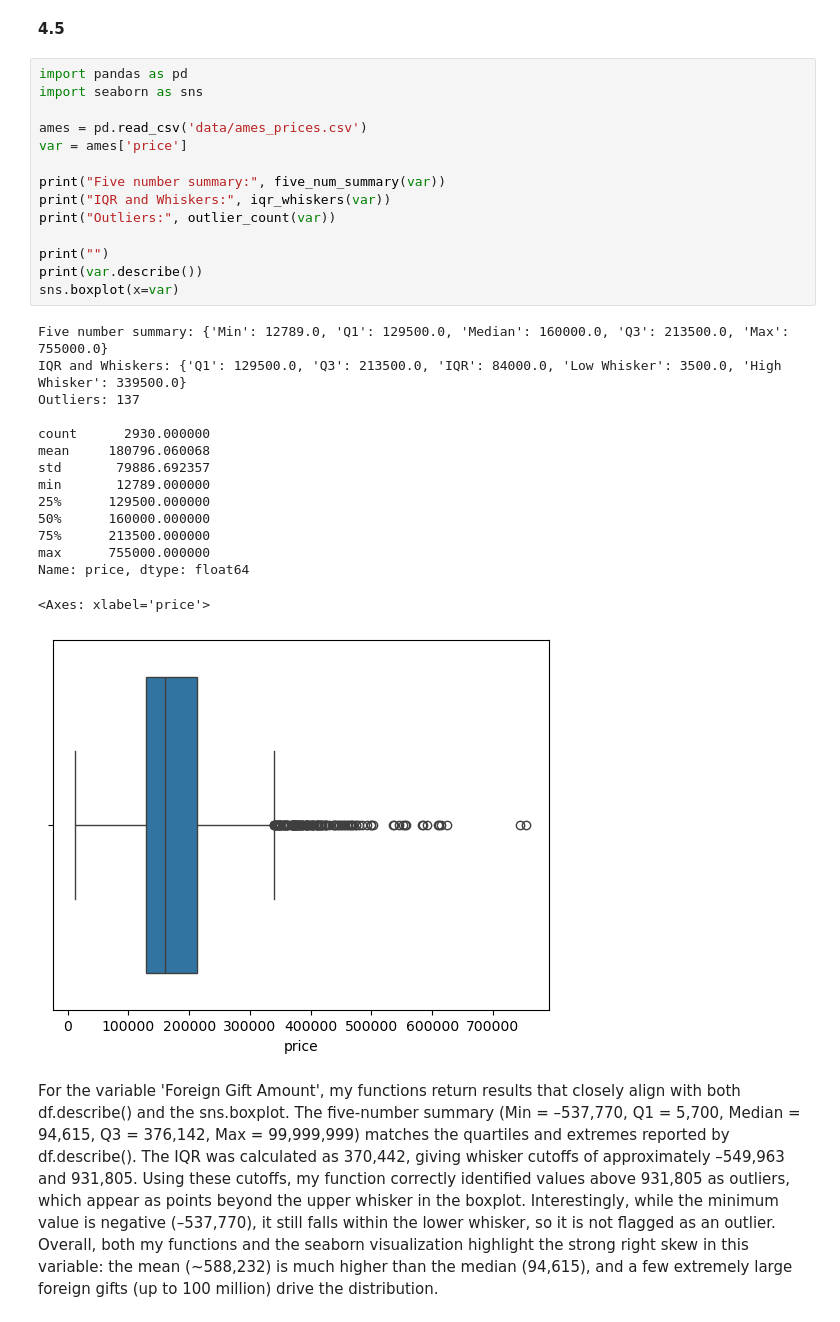
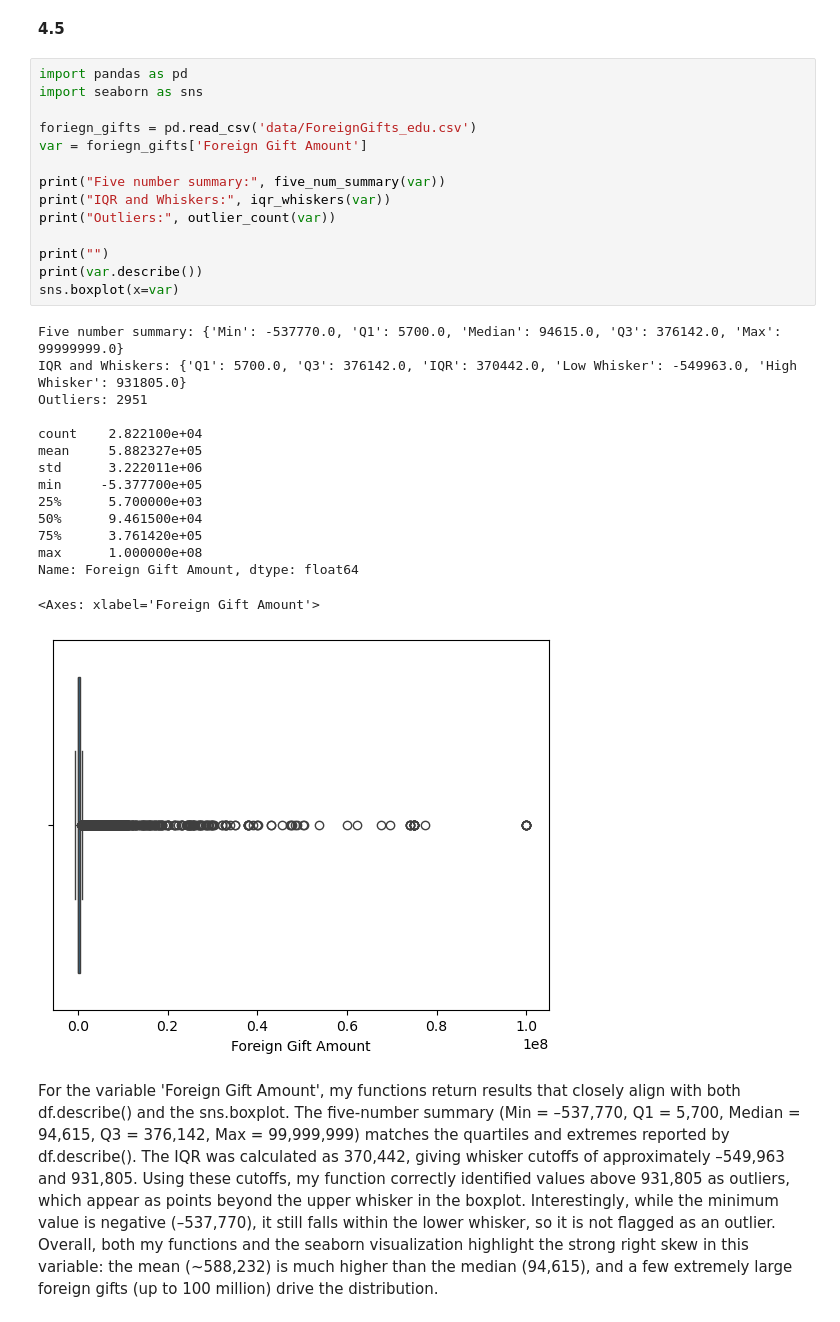
Before and after one commit to isabelabarton/ds5030_assignments, a Jupyter notebook: assignment_2.ipynb, the cells around one changed output. Saved outputs shown, nothing was run; the diff lists cells and outputs as text.

```diff
--- a/assignment_2.ipynb
+++ b/assignment_2.ipynb
@@ -254,33 +254,33 @@ def outlier_count(data, whisker_coeff=1.5):
 # %%
 import pandas as pd
 import seaborn as sns
 
-ames = pd.read_csv('data/ames_prices.csv')
-var = ames['price']
+foriegn_gifts = pd.read_csv('data/ForeignGifts_edu.csv')
+var = foriegn_gifts['Foreign Gift Amount']
 
 print("Five number summary:", five_num_summary(var))
 print("IQR and Whiskers:", iqr_whiskers(var))
 print("Outliers:", outlier_count(var))
 
 print("")
 print(var.describe())
 sns.boxplot(x=var)
 # %% [output]
-Five number summary: {'Min': 12789.0, 'Q1': 129500.0, 'Median': 160000.0, 'Q3': 213500.0, 'Max': 755000.0}
-IQR and Whiskers: {'Q1': 129500.0, 'Q3': 213500.0, 'IQR': 84000.0, 'Low Whisker': 3500.0, 'High Whisker': 339500.0}
-Outliers: 137
+Five number summary: {'Min': -537770.0, 'Q1': 5700.0, 'Median': 94615.0, 'Q3': 376142.0, 'Max': 99999999.0}
+IQR and Whiskers: {'Q1': 5700.0, 'Q3': 376142.0, 'IQR': 370442.0, 'Low Whisker': -549963.0, 'High Whisker': 931805.0}
+Outliers: 2951
 
-count      2930.000000
-mean     180796.060068
-std       79886.692357
-min       12789.000000
-25%      129500.000000
-50%      160000.000000
-75%      213500.000000
-max      755000.000000
-Name: price, dtype: float64
+count    2.822100e+04
+mean     5.882327e+05
+std      3.222011e+06
+min     -5.377700e+05
+25%      5.700000e+03
+50%      9.461500e+04
+75%      3.761420e+05
+max      1.000000e+08
+Name: Foreign Gift Amount, dtype: float64
-<Axes: xlabel='price'>
+<Axes: xlabel='Foreign Gift Amount'>
-[figure, old version]
+[figure, new version]
 # %% [markdown]
 For the variable 'Foreign Gift Amount', my functions return results that closely align with both df.describe() and the sns.boxplot. The five-number summary (Min = –537,770, Q1 = 5,700, Median = 94,615, Q3 = 376,142, Max = 99,999,999) matches the quartiles and extremes reported by df.describe(). The IQR was calculated as 370,442, giving whisker cutoffs of approximately –549,963 and 931,805. Using these cutoffs, my function correctly identified values above 931,805 as outliers, which appear as points beyond the upper whisker in the boxplot. Interestingly, while the minimum value is negative (–537,770), it still falls within the lower whisker, so it is not flagged as an outlier. Overall, both my functions and the seaborn visualization highlight the strong right skew in this variable: the mean (~588,232) is much higher than the median (94,615), and a few extremely large foreign gifts (up to 100 million) drive the distribution.
 # %% [markdown]
```
